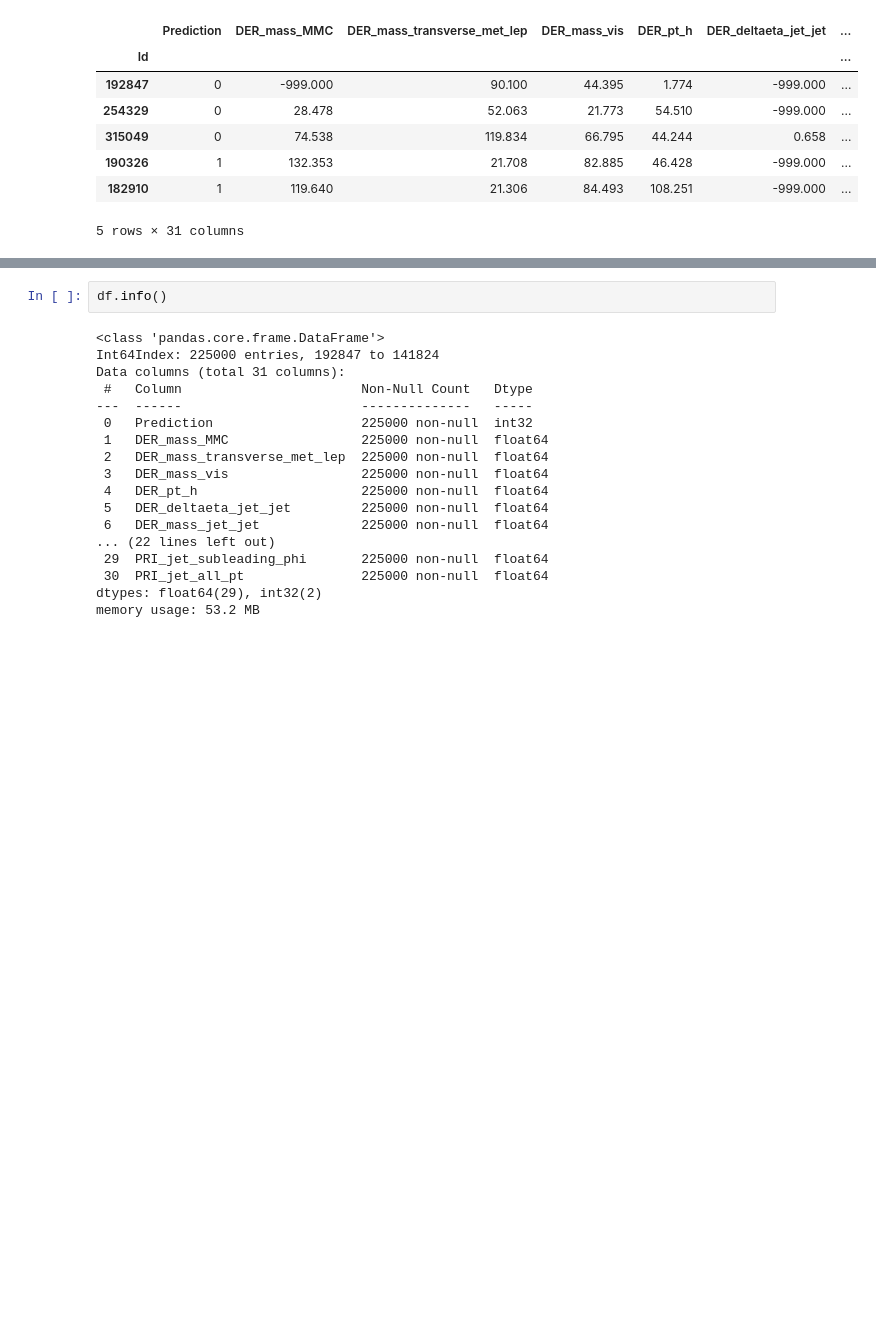
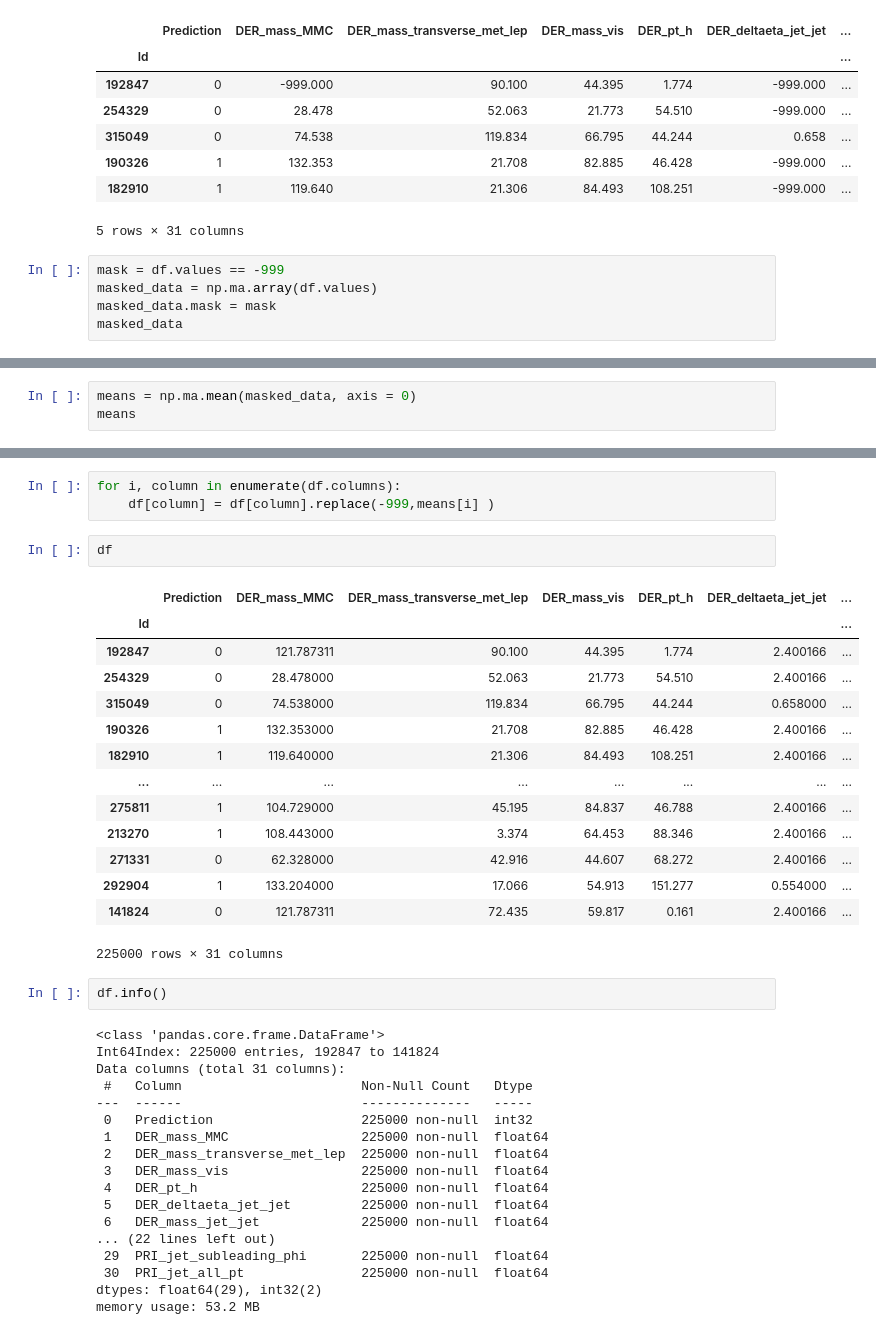
Before and after one commit to tlpss/ML-Project1, a Jupyter notebook: EDA/exploratory_data_analysis.ipynb, the cells around one changed output, grey strips where cells are left out. Saved outputs shown, nothing was run; the diff lists cells and outputs as text; blank space fills up the shorter version.

```diff
--- a/EDA/exploratory_data_analysis.ipynb
+++ b/EDA/exploratory_data_analysis.ipynb
@@ -59,3 +59,8 @@ df.head()
 | 190326 | 1 | 132.353 | 21.708 | 82.885 | 46.428 | -999.000 | ... |
 | 182910 | 1 | 119.640 | 21.306 | 84.493 | 108.251 | -999.000 | ... |
 5 rows × 31 columns
+# %%
+mask = df.values == -999
+masked_data = np.ma.array(df.values)
+masked_data.mask = mask
+masked_data
@@ -61,0 +84,3 @@ df.head()
+# %%
+means = np.ma.mean(masked_data, axis = 0)
+means
@@ -62,3 +105,23 @@ df.head()
+# %%
+for i, column in enumerate(df.columns):
+    df[column] = df[column].replace(-999,means[i] )
+# %%
+df
+# %% [output]
+|  | Prediction | DER_mass_MMC | DER_mass_transverse_met_lep | DER_mass_vis | DER_pt_h | DER_deltaeta_jet_jet | ... |
+| Id |  |  |  |  |  |  | ... |
+| 192847 | 0 | 121.787311 | 90.100 | 44.395 | 1.774 | 2.400166 | ... |
+| 254329 | 0 | 28.478000 | 52.063 | 21.773 | 54.510 | 2.400166 | ... |
+| 315049 | 0 | 74.538000 | 119.834 | 66.795 | 44.244 | 0.658000 | ... |
+| 190326 | 1 | 132.353000 | 21.708 | 82.885 | 46.428 | 2.400166 | ... |
+| 182910 | 1 | 119.640000 | 21.306 | 84.493 | 108.251 | 2.400166 | ... |
+| ... | ... | ... | ... | ... | ... | ... | ... |
+| 275811 | 1 | 104.729000 | 45.195 | 84.837 | 46.788 | 2.400166 | ... |
+| 213270 | 1 | 108.443000 | 3.374 | 64.453 | 88.346 | 2.400166 | ... |
+| 271331 | 0 | 62.328000 | 42.916 | 44.607 | 68.272 | 2.400166 | ... |
+| 292904 | 1 | 133.204000 | 17.066 | 54.913 | 151.277 | 0.554000 | ... |
+| 141824 | 0 | 121.787311 | 72.435 | 59.817 | 0.161 | 2.400166 | ... |
+225000 rows × 31 columns
 # %%
 df.info()
 # %% [output]
```
Also changed, not shown: parts of 3 cells of this notebook, 2 other files.
